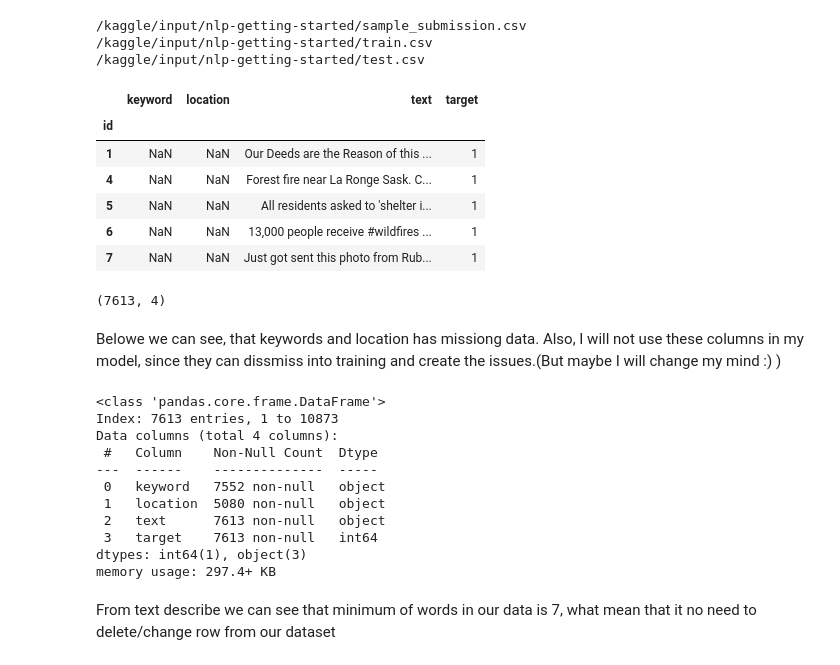
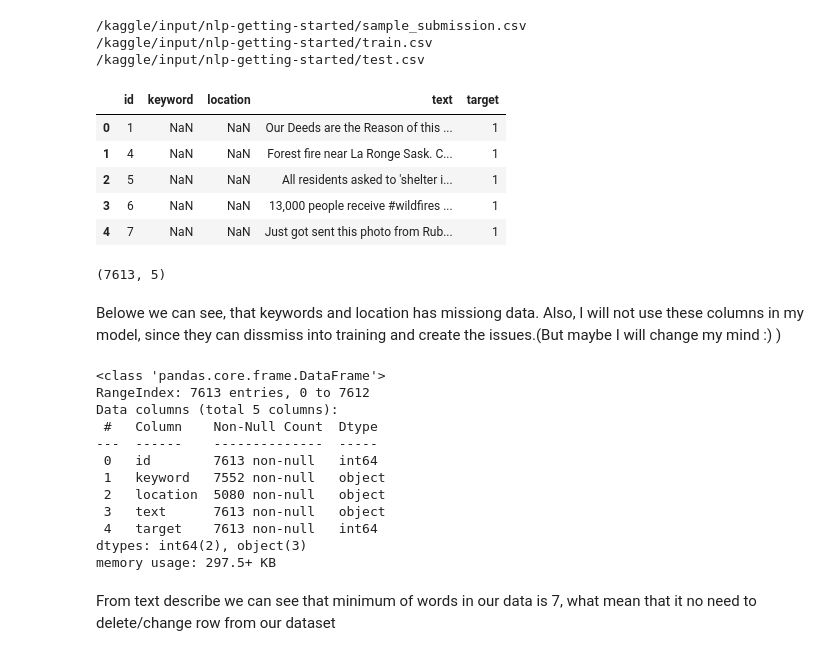
Before and after one commit to scKonung/NLL-PyTorch-Disaster-Competition, a Jupyter notebook: nll-pytorch-disaster-competition.ipynb, the cells around one changed output. Saved outputs shown, nothing was run; the diff lists cells and outputs as text; code cells hidden in the pictures.

Commit message:
Kaggle Notebook | NLP-PyTorch-Disaster-Competition | Version 1

```diff
--- a/nll-pytorch-disaster-competition.ipynb
+++ b/nll-pytorch-disaster-competition.ipynb
@@ -30,21 +30,20 @@ BATCH_SIZE = 16
 NUM_EPOCHS = 3
 # %%
-df_train = pd.read_csv('/kaggle/input/nlp-getting-started/train.csv', index_col=0)
-df_test = pd.read_csv('/kaggle/input/nlp-getting-started/test.csv', index_col=0)
+df_train = pd.read_csv('/kaggle/input/nlp-getting-started/train.csv')
+df_test = pd.read_csv('/kaggle/input/nlp-getting-started/test.csv')
 
 df_train.head(5)
 # %% [output]
-|  | keyword | location | text | target |
-| id |  |  |  |  |
-| 1 | NaN | NaN | Our Deeds are the Reason of this ... | 1 |
-| 4 | NaN | NaN | Forest fire near La Ronge Sask. C... | 1 |
-| 5 | NaN | NaN | All residents asked to 'shelter i... | 1 |
-| 6 | NaN | NaN | 13,000 people receive #wildfires ... | 1 |
-| 7 | NaN | NaN | Just got sent this photo from Rub... | 1 |
+|  | id | keyword | location | text | target |
+| 0 | 1 | NaN | NaN | Our Deeds are the Reason of this ... | 1 |
+| 1 | 4 | NaN | NaN | Forest fire near La Ronge Sask. C... | 1 |
+| 2 | 5 | NaN | NaN | All residents asked to 'shelter i... | 1 |
+| 3 | 6 | NaN | NaN | 13,000 people receive #wildfires ... | 1 |
+| 4 | 7 | NaN | NaN | Just got sent this photo from Rub... | 1 |
 # %%
 df_train.shape
 # %% [output]
-(7613, 4)
+(7613, 5)
 # %% [markdown]
 Belowe we can see, that keywords and location has missiong data.
 Also, I will not use these columns in my model, since they can dissmiss into training
@@ -53,16 +52,17 @@ and create the issues.(But maybe I will change my mind :) )
 df_train.info()
 # %% [output]
 <class 'pandas.core.frame.DataFrame'>
-Index: 7613 entries, 1 to 10873
-Data columns (total 4 columns):
+RangeIndex: 7613 entries, 0 to 7612
+Data columns (total 5 columns):
  #   Column    Non-Null Count  Dtype
 ---  ------    --------------  -----
- 0   keyword   7552 non-null   object
- 1   location  5080 non-null   object
- 2   text      7613 non-null   object
- 3   target    7613 non-null   int64
-dtypes: int64(1), object(3)
-memory usage: 297.4+ KB
+ 0   id        7613 non-null   int64
+ 1   keyword   7552 non-null   object
+ 2   location  5080 non-null   object
+ 3   text      7613 non-null   object
+ 4   target    7613 non-null   int64
+dtypes: int64(2), object(3)
+memory usage: 297.5+ KB
 # %% [markdown]
 From text describe we can see that minimum of words in our data is 7, what mean that
 it no need to delete/change row from our dataset
```
Also changed, not shown: parts of 14 cells of this notebook.
